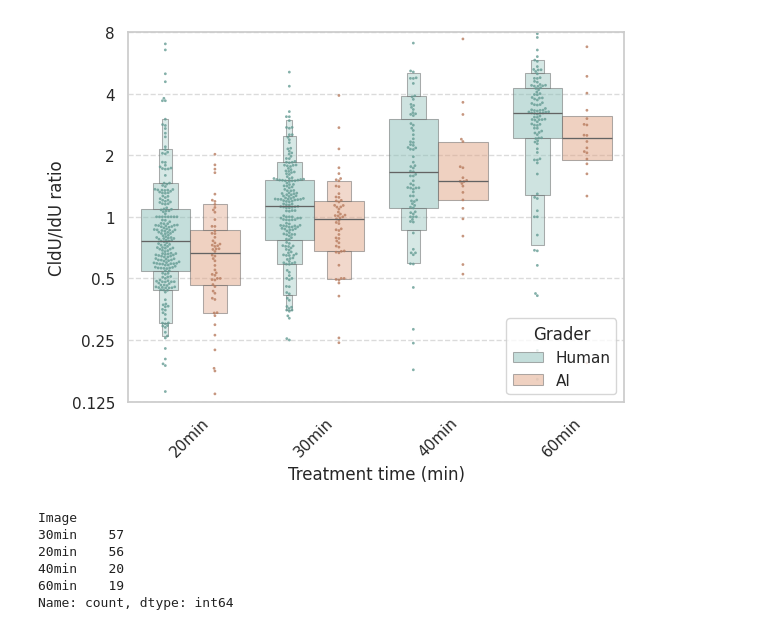
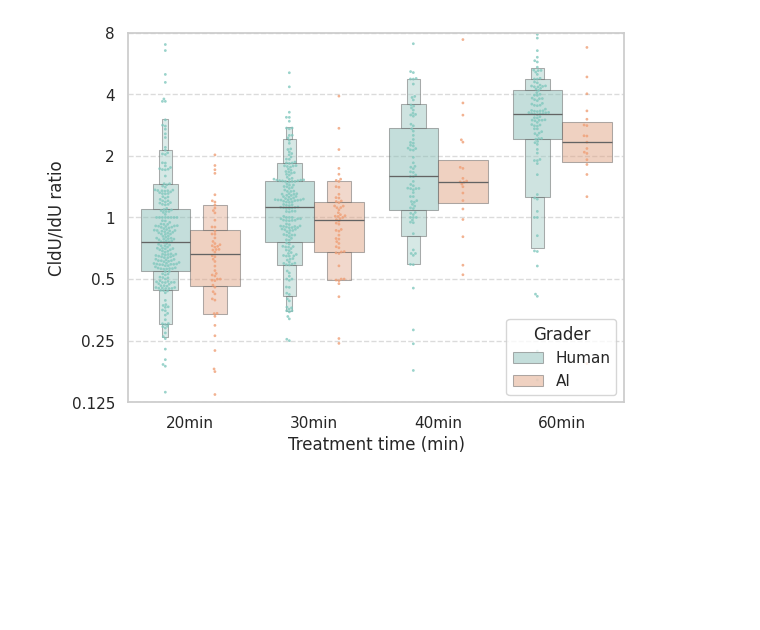
Before and after one commit to ClementPla/DeepFiberQ, a Jupyter notebook: notebook/delta_experiments/progression/quantify.ipynb, the cells around one changed output. Drawn from its saved outputs; the diff is of its cells as text; code cells hidden in the pictures; blank space fills up the shorter version.

```diff
--- a/notebook/delta_experiments/progression/quantify.ipynb
+++ b/notebook/delta_experiments/progression/quantify.ipynb
@@ -80,32 +75,23 @@ for img in tqdm(list_imgs):
 # %%
 
 
 df = pd.DataFrame(data_with_gt)
-# df = df[df['Ratio']>0.125]
+df = df[df['Ratio']>0.125]
 palette = ["#81c8be", "#ef9f76"]
 df["Type"] = df["Image"]
 
 df['Ratio'] = (1/df['Ratio'])
 
 
-create_boxen_swarmplot(df, palette=palette, column="Ratio", dodge=True, size=2)
+create_boxen_swarmplot(df, palette=palette, column="Ratio", dodge=True, size=2, rotate_xticks=0)
 plt.ylim(0.125,8)
 plt.ylabel("CldU/IdU ratio")
 plt.xlabel("Treatment time (min)")
 
 plt.savefig("hu_treatment_time_comparison.png", dpi=300, bbox_inches='tight')
 plt.show()
 # %% [output]
-[figure, old version]
+[figure, new version]
-# %%
-df[df.Grader == 'AI']['Image'].value_counts()
-# %% [output]
-Image
-30min    57
-20min    56
-40min    20
-60min    19
-Name: count, dtype: int64
 # %%
 root = Path("/home/clement/Documents/data/DNAFiber/Santiago/ImageADN/1-hutreated_greenfirst_redsecond_20mineach_redexpectedshorter/")
 folders = list(root.iterdir())
```
Also changed, not shown: parts of 6 cells of this notebook, 40 other files.
